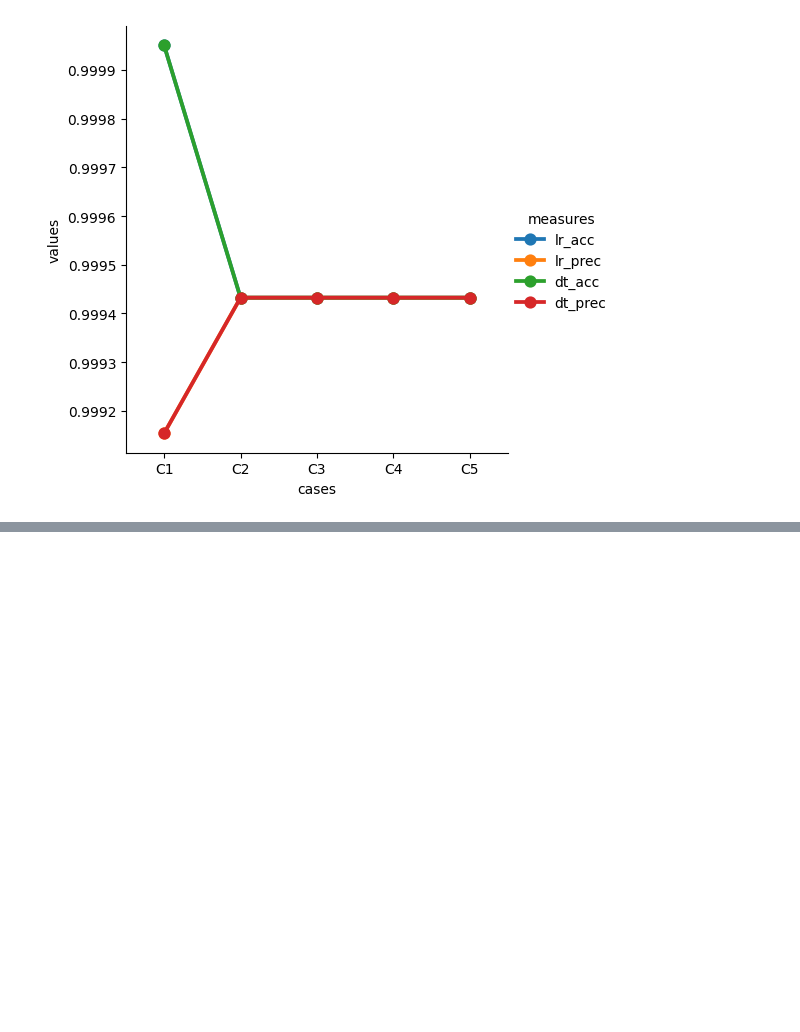
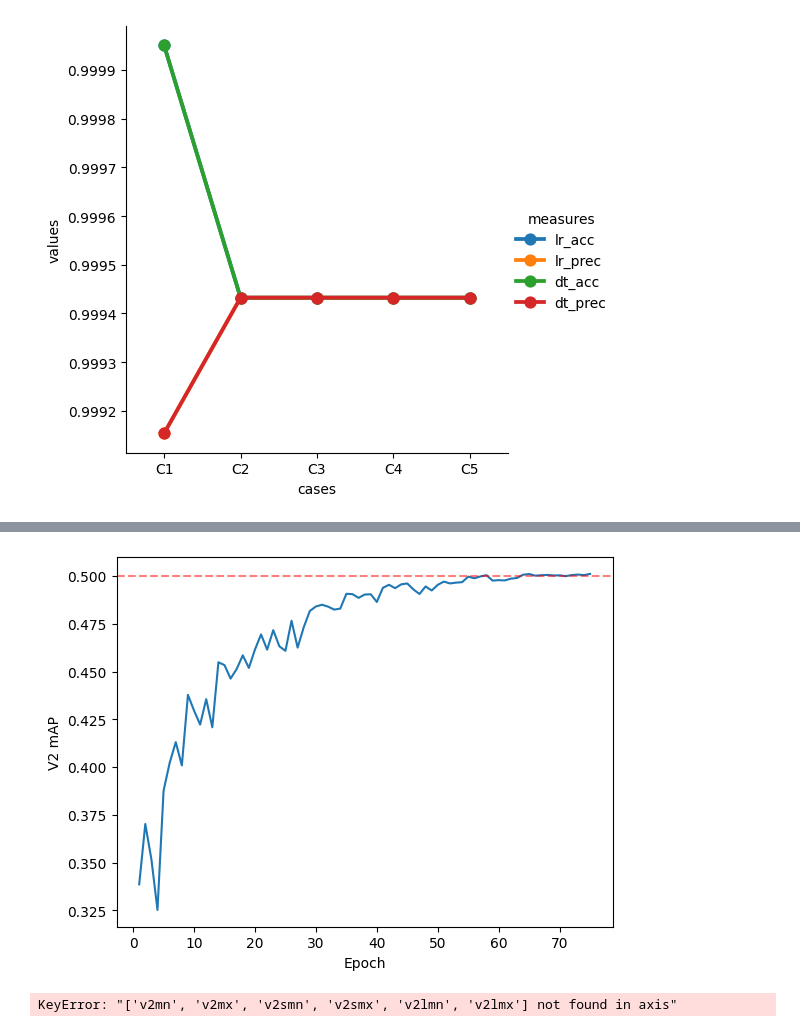
Before and after one commit to georgiani/TrafficStats, a Jupyter notebook: generator_model/test_visualization.ipynb, the cells around one changed output, grey strips where cells are left out. Cells and saved outputs as stored; diff of their text form; code cells hidden in the pictures; blank space fills up the shorter version.

```diff
--- a/generator_model/test_visualization.ipynb
+++ b/generator_model/test_visualization.ipynb
@@ -189,0 +236,15 @@ plot_ffnn(ffnn6)
+# %%
+map = pd.read_csv("v2sv2v2l.csv")
+map.columns = ["step", "v2s", "v2smn", "v2smx", "v2", "v2mn", "v2mx", "v2l", "v2lmn", "v2lmx"]
+
+sns.lineplot(map, x="step", y="v2")
+plt.axhline(y=0.5, color='r', alpha=0.5, linestyle="--")
+plt.ylabel("V2 mAP")
+plt.xlabel("Epoch")
+plt.show()
+# %% [output]
+[figure, added]
+# %%
+map = map.drop(["v2mn", "v2mx", "v2smn", "v2smx", "v2lmn", "v2lmx"], axis=1)
+# %% [output]
+KeyError: "['v2mn', 'v2mx', 'v2smn', 'v2smx', 'v2lmn', 'v2lmx'] not found in axis"
```
Also changed, not shown: parts of 11 cells of this notebook, 8 other files.
